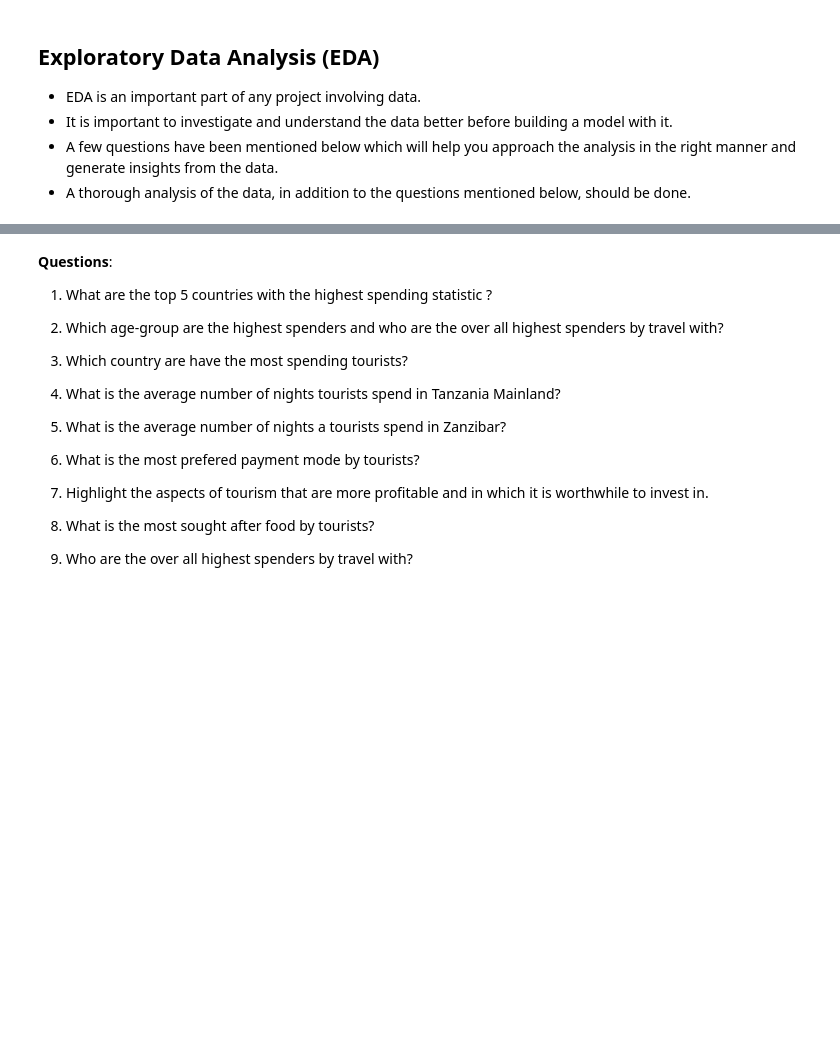
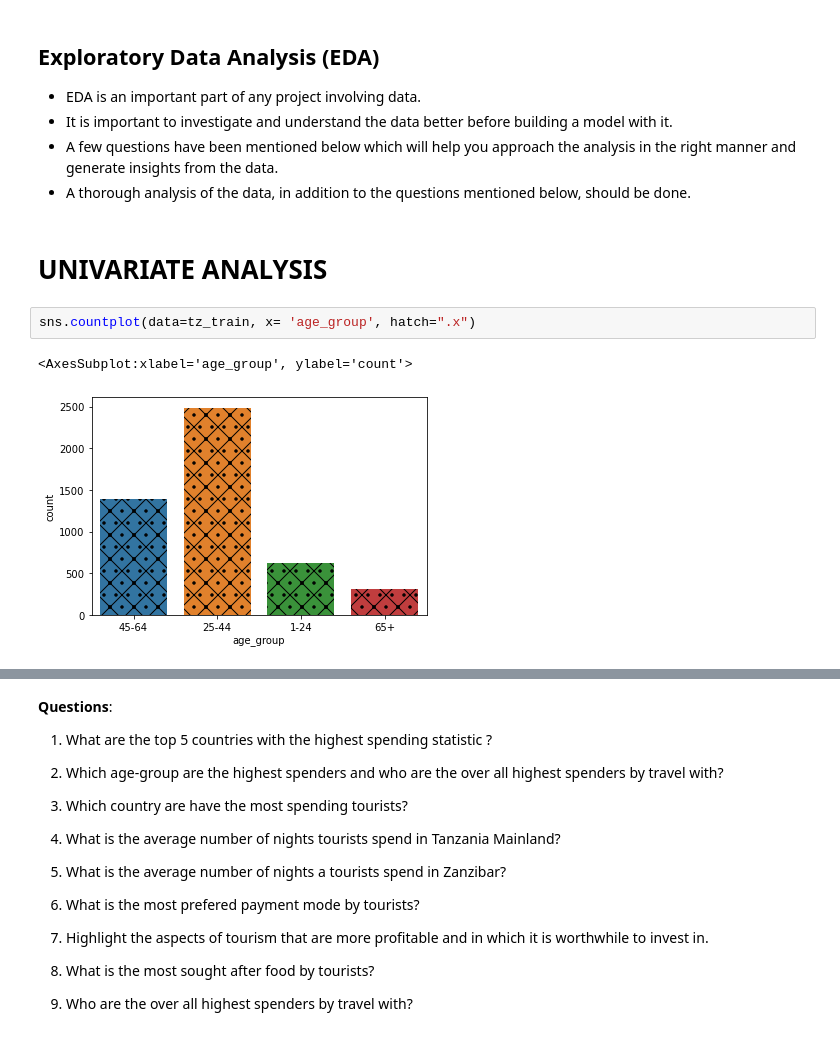
Before and after one commit to SuPaTeT/Code-Plateau-Group-2-Tanzania-Project, a Jupyter notebook: GROUP_2_PROJECT.ipynb, the cells around one changed output, grey strips where cells are left out. Cells and saved outputs as stored; diff of their text form; blank space fills up the shorter version.

```diff
--- a/GROUP_2_PROJECT.ipynb
+++ b/GROUP_2_PROJECT.ipynb
@@ -147,3 +147,10 @@ dtype: int64
 - It is important to investigate and understand the data better before building a model with it.
 - A few questions have been mentioned below which will help you approach the analysis in the right manner and generate insights from the data.
 - A thorough analysis of the data, in addition to the questions mentioned below, should be done.
+# %% [markdown]
+# UNIVARIATE ANALYSIS
+# %%
+sns.countplot(data=tz_train, x= 'age_group', hatch=".x")
+# %% [output]
+<AxesSubplot:xlabel='age_group', ylabel='count'>
+[figure, added]
```
Also changed, not shown: parts of 35 cells of this notebook.
